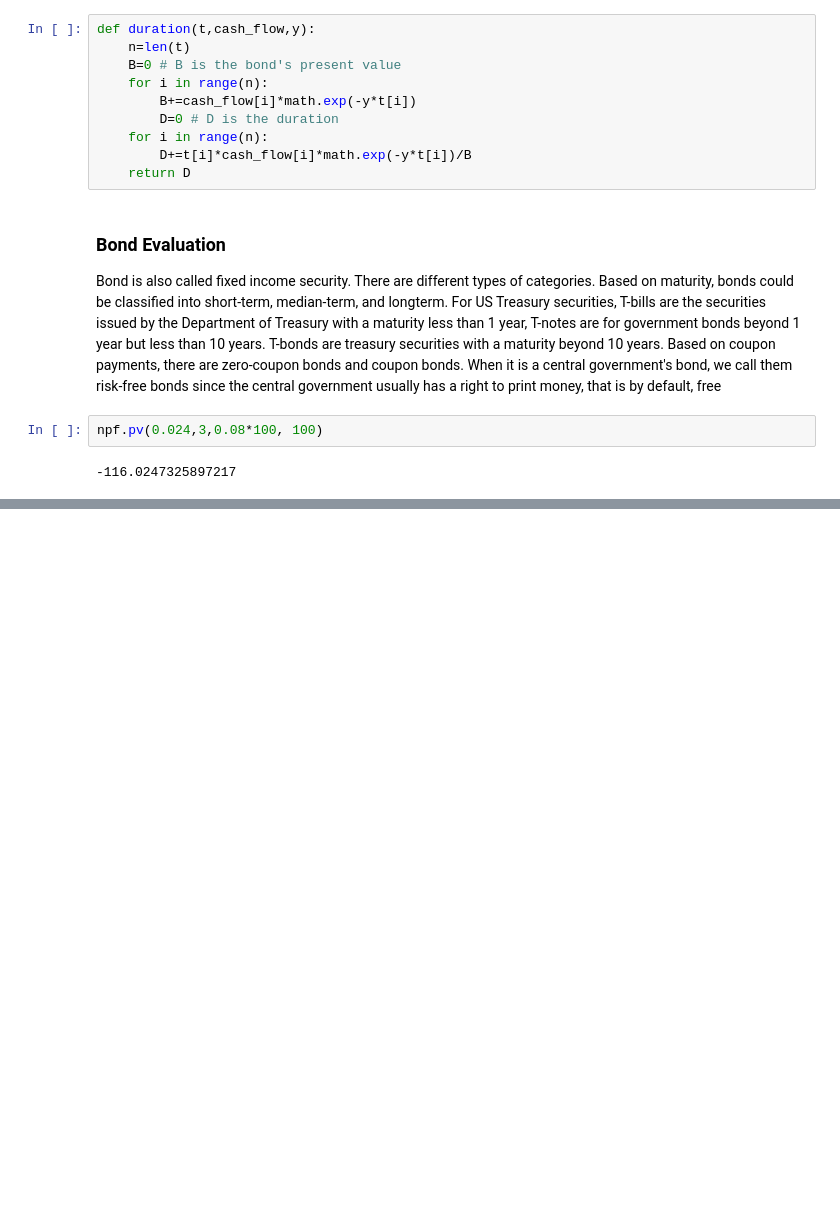
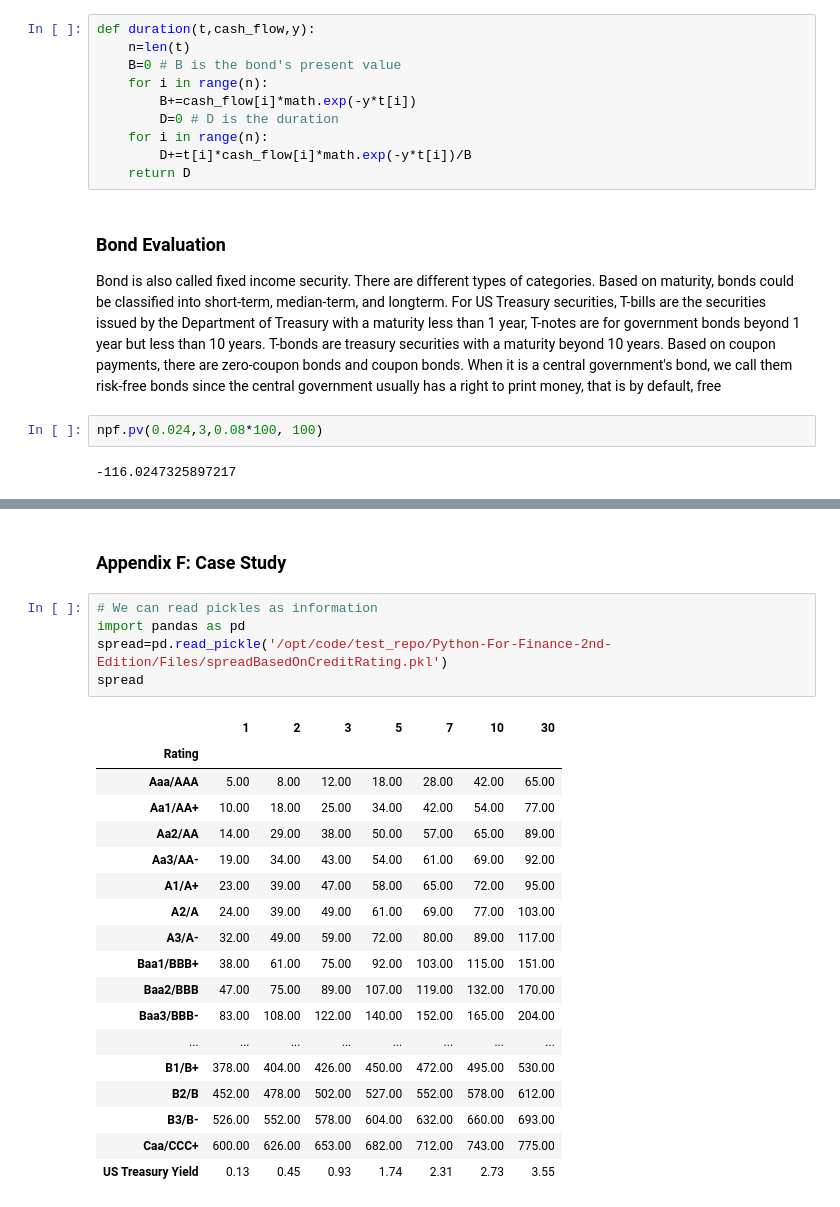
Before and after one commit to leoouyang781/Test-Repository, a Jupyter notebook: Python-For-Finance-2nd-Edition/Chapter 5.ipynb, the cells around one changed output, grey strips where cells are left out. Saved outputs shown, nothing was run; the diff lists cells and outputs as text; blank space fills up the shorter version.

```diff
--- a/Python-For-Finance-2nd-Edition/Chapter 5.ipynb
+++ b/Python-For-Finance-2nd-Edition/Chapter 5.ipynb
@@ -137,0 +317,26 @@ npf.pv(0.024,3,0.08*100, 100)
+# %% [markdown]
+### Appendix F: Case Study
+# %%
+# We can read pickles as information
+import pandas as pd
+spread=pd.read_pickle('/opt/code/test_repo/Python-For-Finance-2nd-Edition/Files/spreadBasedOnCreditRating.pkl')
+spread
+# %% [output]
+|  | 1 | 2 | 3 | 5 | 7 | 10 | 30 |
+| Rating |  |  |  |  |  |  |  |
+| Aaa/AAA | 5.00 | 8.00 | 12.00 | 18.00 | 28.00 | 42.00 | 65.00 |
+| Aa1/AA+ | 10.00 | 18.00 | 25.00 | 34.00 | 42.00 | 54.00 | 77.00 |
+| Aa2/AA | 14.00 | 29.00 | 38.00 | 50.00 | 57.00 | 65.00 | 89.00 |
+| Aa3/AA- | 19.00 | 34.00 | 43.00 | 54.00 | 61.00 | 69.00 | 92.00 |
+| A1/A+ | 23.00 | 39.00 | 47.00 | 58.00 | 65.00 | 72.00 | 95.00 |
+| A2/A | 24.00 | 39.00 | 49.00 | 61.00 | 69.00 | 77.00 | 103.00 |
+| A3/A- | 32.00 | 49.00 | 59.00 | 72.00 | 80.00 | 89.00 | 117.00 |
+| Baa1/BBB+ | 38.00 | 61.00 | 75.00 | 92.00 | 103.00 | 115.00 | 151.00 |
+| Baa2/BBB | 47.00 | 75.00 | 89.00 | 107.00 | 119.00 | 132.00 | 170.00 |
+| Baa3/BBB- | 83.00 | 108.00 | 122.00 | 140.00 | 152.00 | 165.00 | 204.00 |
+| ... | ... | ... | ... | ... | ... | ... | ... |
+| B1/B+ | 378.00 | 404.00 | 426.00 | 450.00 | 472.00 | 495.00 | 530.00 |
+| B2/B | 452.00 | 478.00 | 502.00 | 527.00 | 552.00 | 578.00 | 612.00 |
+| B3/B- | 526.00 | 552.00 | 578.00 | 604.00 | 632.00 | 660.00 | 693.00 |
+| Caa/CCC+ | 600.00 | 626.00 | 653.00 | 682.00 | 712.00 | 743.00 | 775.00 |
+| US Treasury Yield | 0.13 | 0.45 | 0.93 | 1.74 | 2.31 | 2.73 | 3.55 |
```
Also changed, not shown: parts of 15 cells of this notebook, 1 other file.
